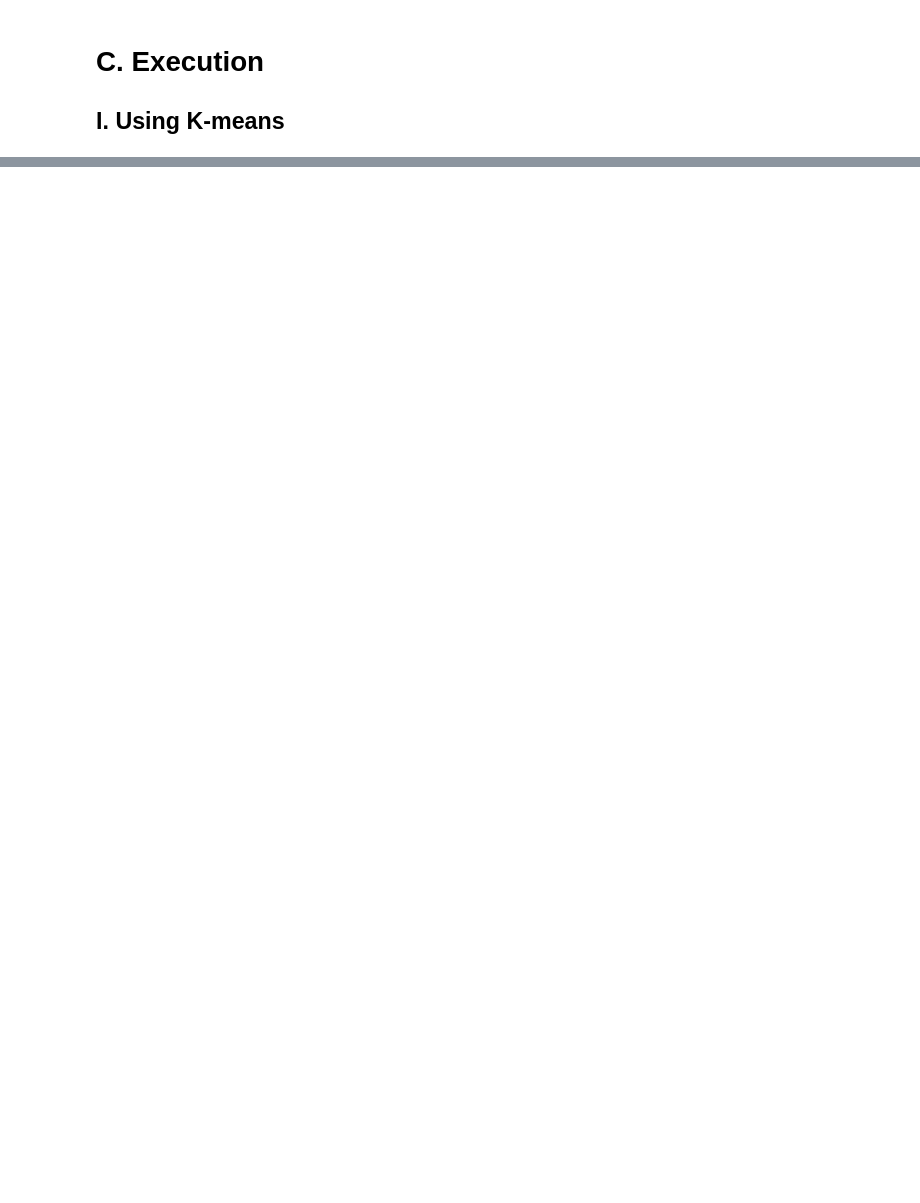
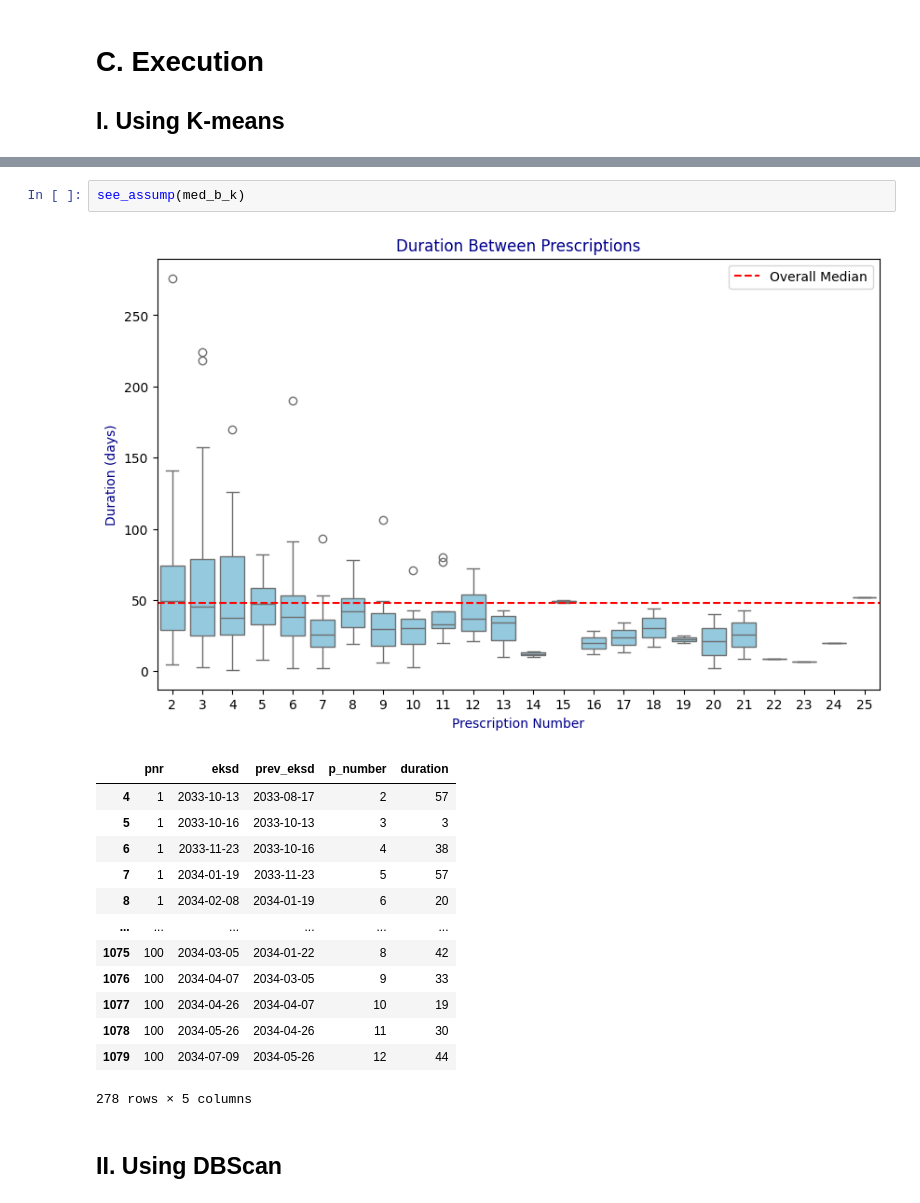
Before and after one commit to joms-hub/SEE, a Jupyter notebook: output/main.ipynb, the cells around one changed output, grey strips where cells are left out. Drawn from its saved outputs; the diff is of its cells as text; blank space fills up the shorter version.

```diff
--- a/output/main.ipynb
+++ b/output/main.ipynb
@@ -270,0 +359,19 @@ med_a
+# %%
+see_assump(med_b_k)
+# %% [output]
+[figure, added]
+|  | pnr | eksd | prev_eksd | p_number | duration |
+| 4 | 1 | 2033-10-13 | 2033-08-17 | 2 | 57 |
+| 5 | 1 | 2033-10-16 | 2033-10-13 | 3 | 3 |
+| 6 | 1 | 2033-11-23 | 2033-10-16 | 4 | 38 |
+| 7 | 1 | 2034-01-19 | 2033-11-23 | 5 | 57 |
+| 8 | 1 | 2034-02-08 | 2034-01-19 | 6 | 20 |
+| ... | ... | ... | ... | ... | ... |
+| 1075 | 100 | 2034-03-05 | 2034-01-22 | 8 | 42 |
+| 1076 | 100 | 2034-04-07 | 2034-03-05 | 9 | 33 |
+| 1077 | 100 | 2034-04-26 | 2034-04-07 | 10 | 19 |
+| 1078 | 100 | 2034-05-26 | 2034-04-26 | 11 | 30 |
+| 1079 | 100 | 2034-07-09 | 2034-05-26 | 12 | 44 |
+278 rows × 5 columns
+# %% [markdown]
+## II. Using DBScan
```
Also changed, not shown: parts of 17 cells of this notebook, 2 other files.
